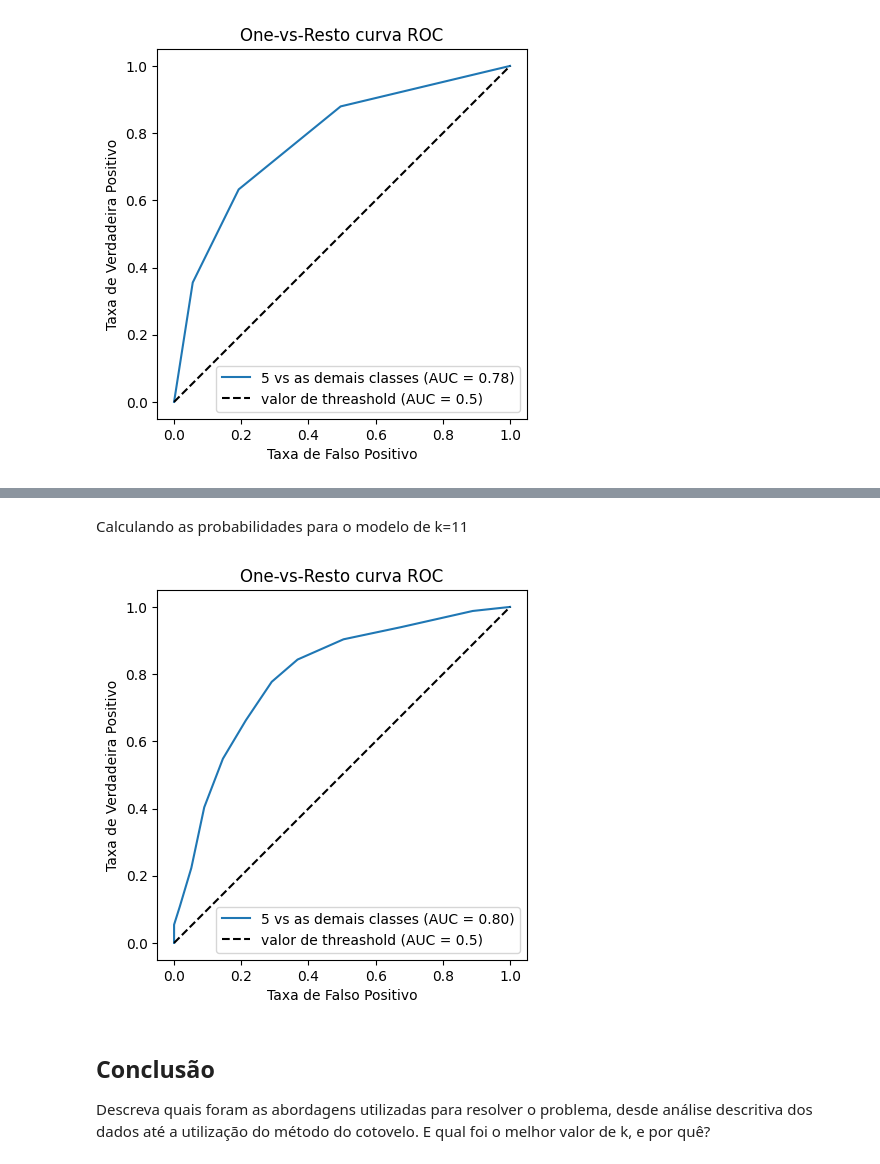
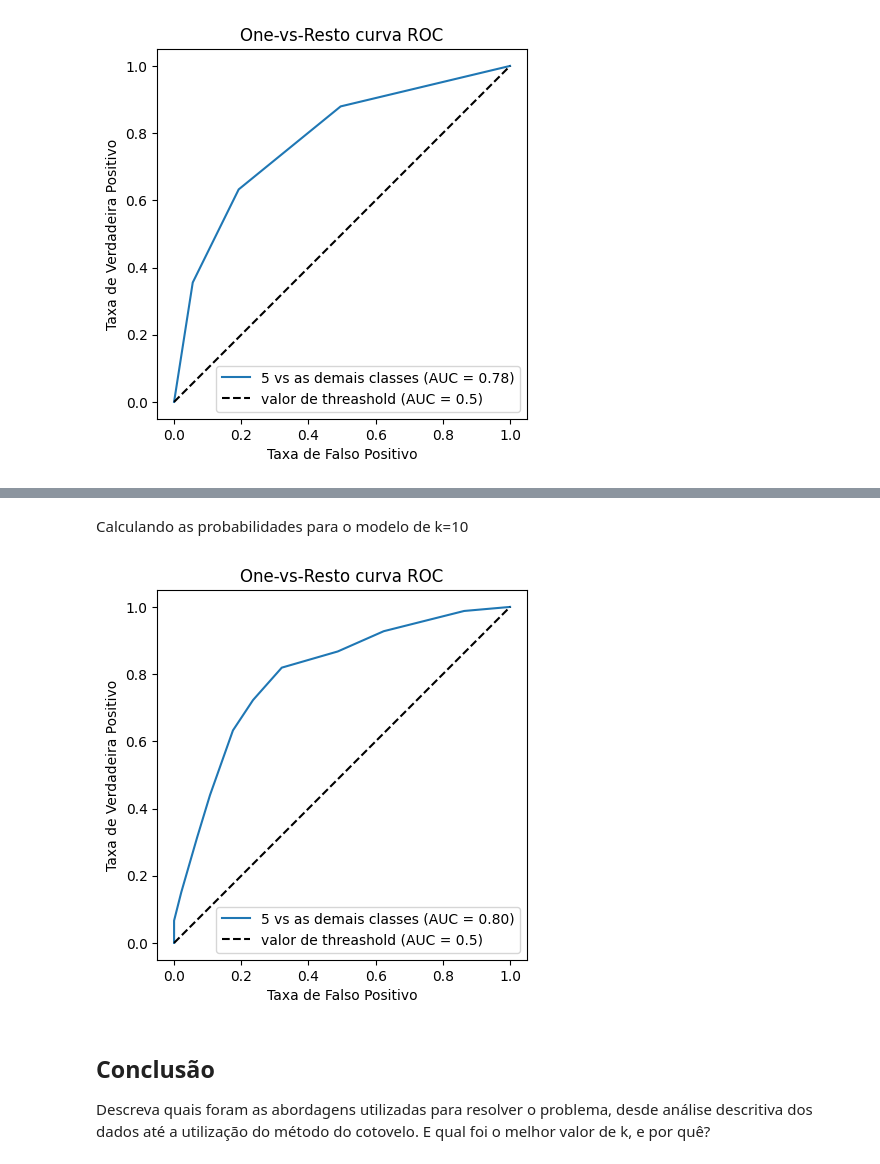
Before and after one commit to Lenoxel/modelos-preditivos-classicos, a Jupyter notebook: notebooks/atividade-03/atividade-03.ipynb, the cells around one changed output, grey strips where cells are left out. Drawn from its saved outputs; the diff is of its cells as text; code cells hidden in the pictures.

Commit message:
feat: implement knn prediction using k=10 and add some conclusions to the analysis

```diff
--- a/notebooks/atividade-03/atividade-03.ipynb
+++ b/notebooks/atividade-03/atividade-03.ipynb
@@ -372,6 +376,8 @@ class_id
 np.int64(2)
 # %% [markdown]
 Calculando as probabilidades dos dados de teste para fazer o cálculo da curva ROC.
+# %%
+y_scores = knn.predict_proba(X_test_scaled)
 # %%
 def plot_curva_ROC_one_vs_rest(y_test, y_scores):
 
@@ -513,0 +508,4 @@ plot_curva_ROC_one_vs_rest(y_test, y_scores_k3)
+# %%
+knn_10 = KNeighborsClassifier(n_neighbors=10)
+# %%
+knn_10.fit(X_train_scaled, y_train)
@@ -514,2 +539,2 @@ plot_curva_ROC_one_vs_rest(y_test, y_scores_k3)
 # %%
-y_scores_k11 = knn_11.predict_proba(X_test_scaled)
+y_scores_k10 = knn_10.predict_proba(X_test_scaled)
@@ -541,9 +541,9 @@ weighted avg       0.58      0.60      0.59       400
 # %% [markdown]
-Calculando as probabilidades para o modelo de k=11
+Calculando as probabilidades para o modelo de k=10
 # %%
-plot_curva_ROC_one_vs_rest(y_test, y_scores_k11)
+plot_curva_ROC_one_vs_rest(y_test, y_scores_k10)
 # %% [output]
-[figure, old version]
+[figure, new version]
 # %% [markdown]
 ## Conclusão
 
```
Also changed, not shown: parts of 12 cells of this notebook.
